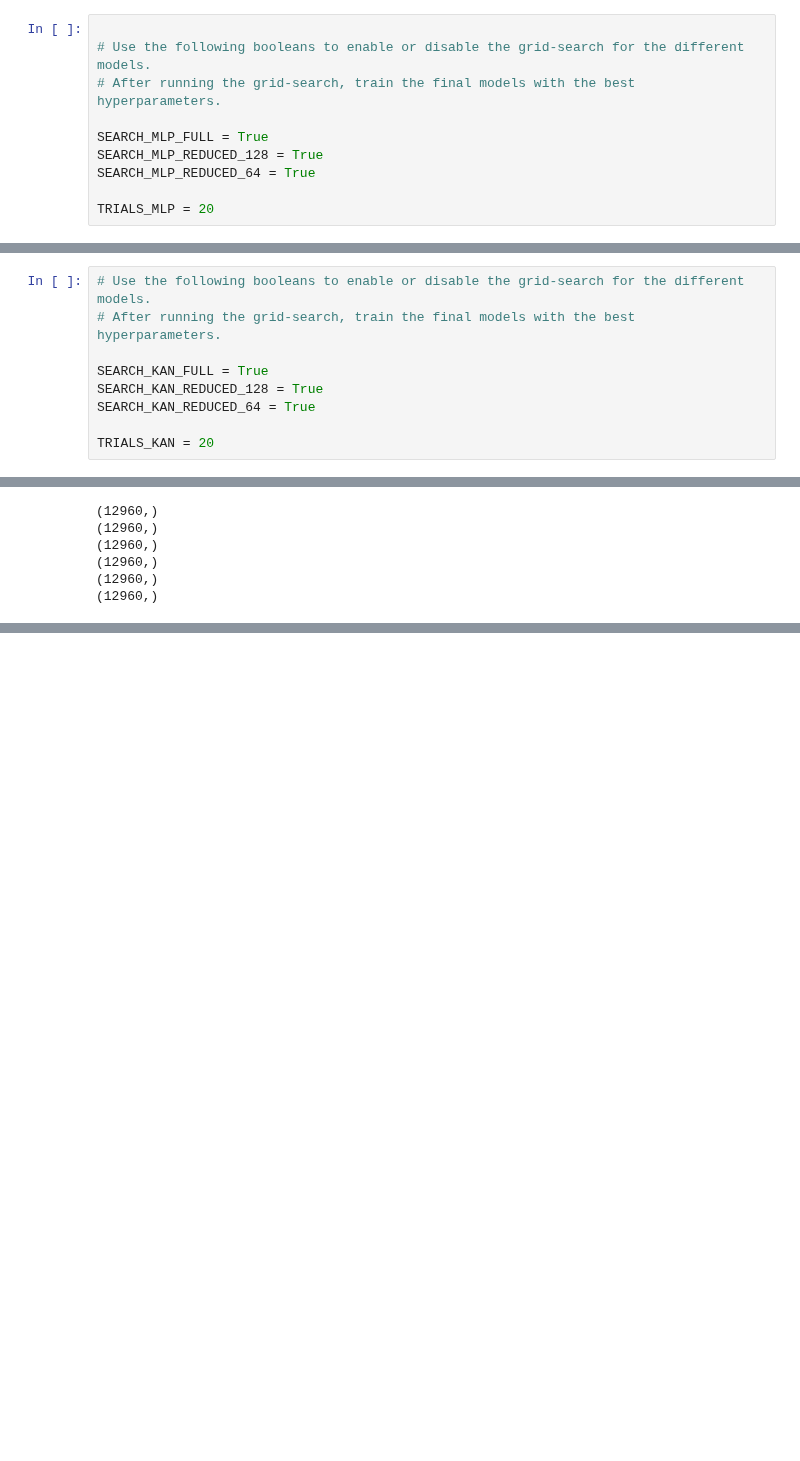
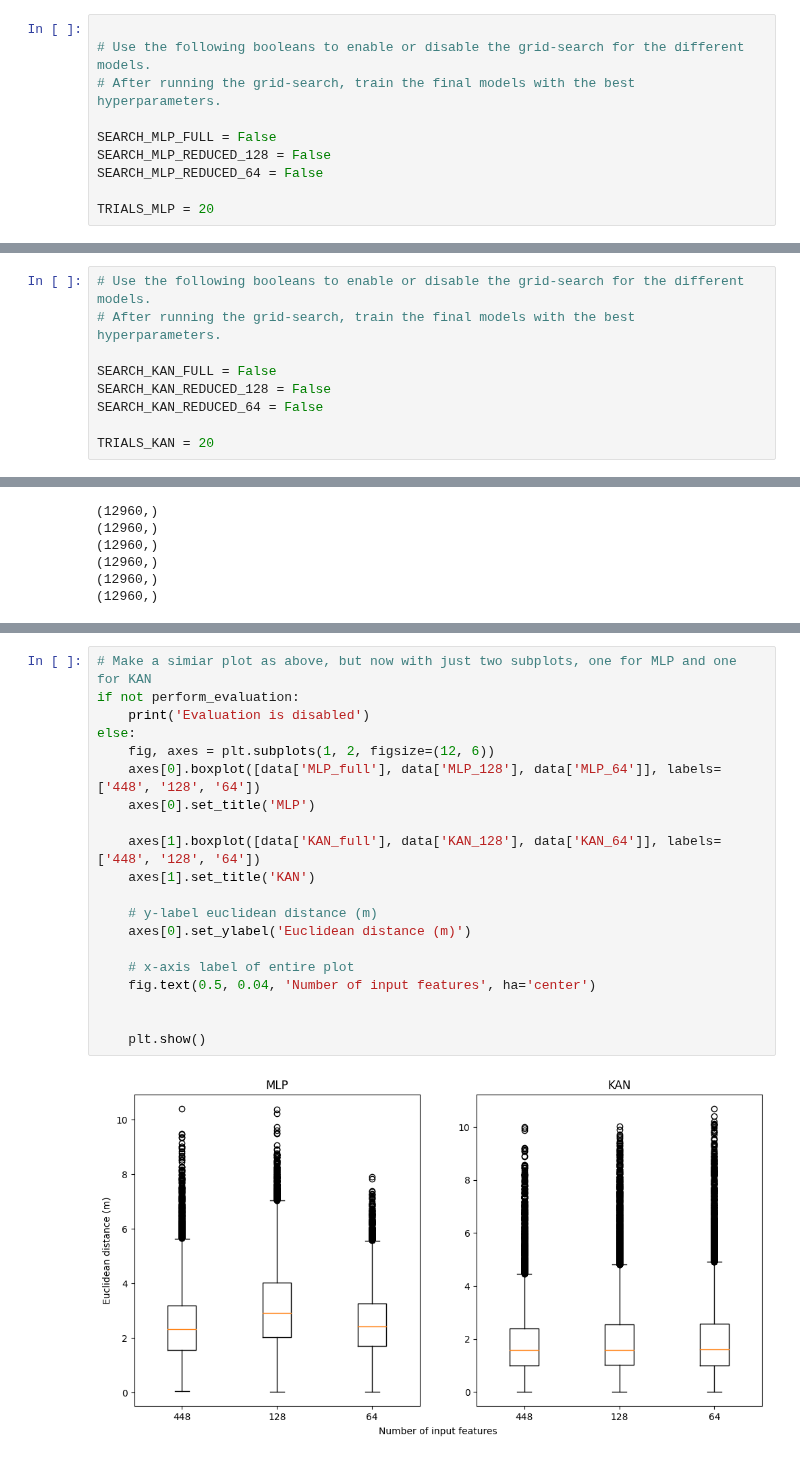
Before and after one commit to RobbieGodschalk/IPS-MLP-KAN, a Jupyter notebook: IPS_training.ipynb, the cells around one changed output, grey strips where cells are left out. Drawn from its saved outputs; the diff is of its cells as text; blank space fills up the shorter version.

Commit message:
Extra plots

```diff
--- a/IPS_training.ipynb
+++ b/IPS_training.ipynb
@@ -618,9 +618,9 @@ def MLP_SAE_optimize(trial, SAE, input_size, optim : str = 'Adam') -> float:
 # Use the following booleans to enable or disable the grid-search for the different models.
 # After running the grid-search, train the final models with the best hyperparameters.
 
-SEARCH_MLP_FULL = True
-SEARCH_MLP_REDUCED_128 = True
-SEARCH_MLP_REDUCED_64 = True
+SEARCH_MLP_FULL = False
+SEARCH_MLP_REDUCED_128 = False
+SEARCH_MLP_REDUCED_64 = False
 
 TRIALS_MLP = 20
 # %%
@@ -902,9 +902,9 @@ def KAN_SAE_optimize(trial, SAE, input_size, optim : str = 'Adam') -> float:
 # Use the following booleans to enable or disable the grid-search for the different models.
 # After running the grid-search, train the final models with the best hyperparameters.
 
-SEARCH_KAN_FULL = True
-SEARCH_KAN_REDUCED_128 = True
-SEARCH_KAN_REDUCED_64 = True
+SEARCH_KAN_FULL = False
+SEARCH_KAN_REDUCED_128 = False
+SEARCH_KAN_REDUCED_64 = False
 
 TRIALS_KAN = 20
 # %%
@@ -1216 +1217,23 @@ KAN_full: 25th percentile: 1.00 - 50th percentile: 1.59 - 75th percentile: 2.39
 Max distance: 9.99
+# %%
+# Make a simiar plot as above, but now with just two subplots, one for MLP and one for KAN
+if not perform_evaluation:
+    print('Evaluation is disabled')
+else:
+    fig, axes = plt.subplots(1, 2, figsize=(12, 6))
+    axes[0].boxplot([data['MLP_full'], data['MLP_128'], data['MLP_64']], labels=['448', '128', '64'])
+    axes[0].set_title('MLP')
+
+    axes[1].boxplot([data['KAN_full'], data['KAN_128'], data['KAN_64']], labels=['448', '128', '64'])
+    axes[1].set_title('KAN')
+
+    # y-label euclidean distance (m)
+    axes[0].set_ylabel('Euclidean distance (m)')
+
+    # x-axis label of entire plot
+    fig.text(0.5, 0.04, 'Number of input features', ha='center')
+
+
+    plt.show()
+# %% [output]
+[figure, added]
```
Also changed, not shown: parts of 1 cell of this notebook.
